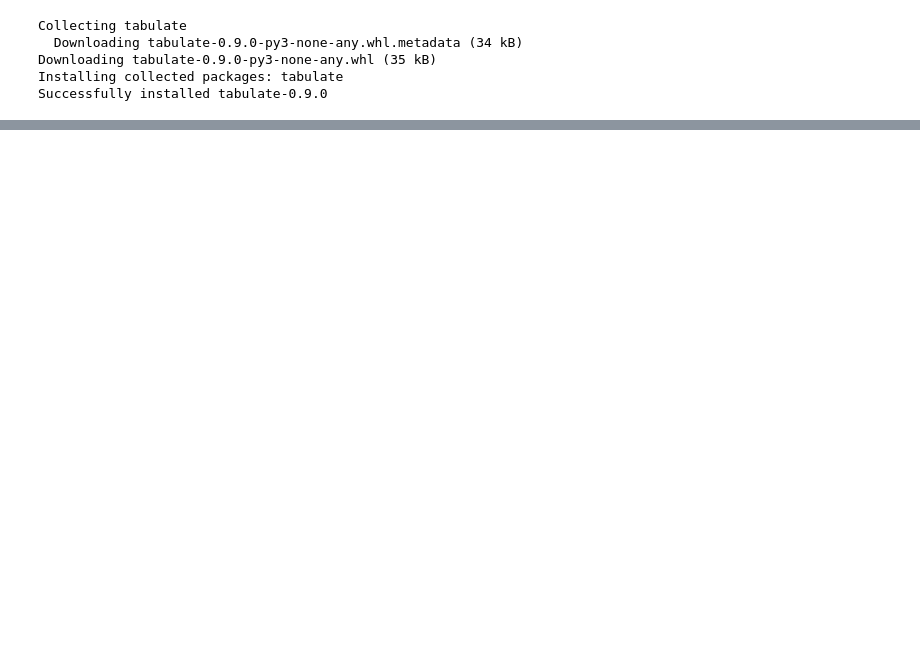
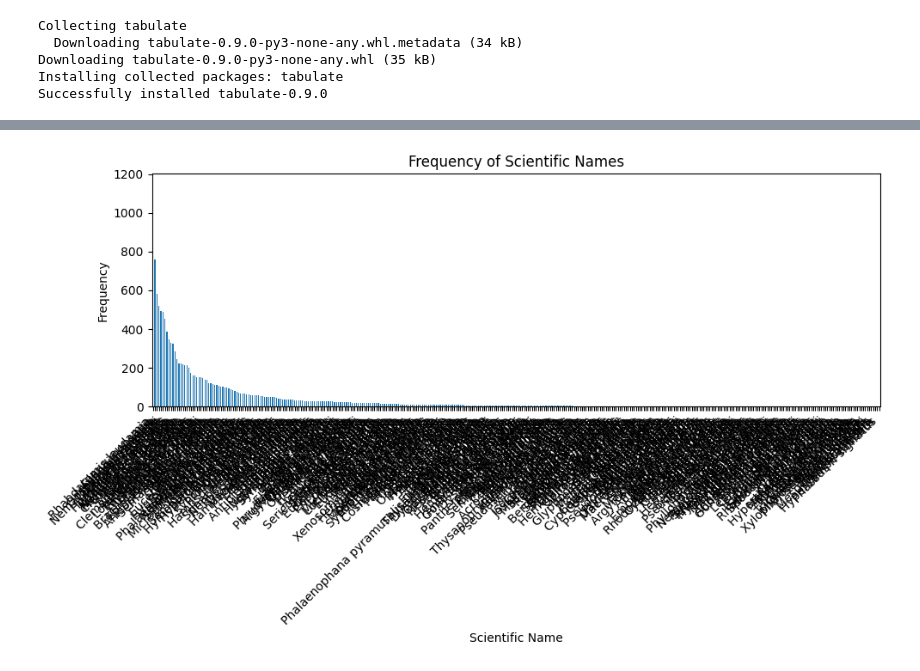
Before and after one commit to Atticus29/cr_moth, a Jupyter notebook: 1_dataset_prep/dataset_prep.ipynb, the cells around one changed output, grey strips where cells are left out. Saved outputs shown, nothing was run; the diff lists cells and outputs as text; code cells hidden in the pictures; blank space fills up the shorter version.

```diff
--- a/1_dataset_prep/dataset_prep.ipynb
+++ b/1_dataset_prep/dataset_prep.ipynb
@@ -249,0 +253,37 @@ except Exception as e:
+# %%
+import pandas as pd
+import matplotlib.pyplot as plt
+
+# Input CSV file
+input_file = "/Users/markfisher/Desktop/cr_moth_classification/1_dataset_prep/ciee_monte_verde_dataset/dl_moths_matching_gbif.csv"  # Replace with the path to your CSV file
+
+# Column containing the scientific names
+column_name = "scientificName"  # Replace with the actual column name
+
+try:
+    # Read the CSV file
+    df = pd.read_csv(input_file)
+
+    # Check if the column exists
+    if column_name not in df.columns:
+        raise ValueError(f"Column '{column_name}' not found in the CSV file.")
+
+    # Calculate the frequency of each scientific name
+    frequency = df[column_name].value_counts()
+
+    # Plot the histogram
+    plt.figure(figsize=(10, 6))
+    frequency.plot(kind='bar')
+    plt.title("Frequency of Scientific Names")
+    plt.xlabel("Scientific Name")
+    plt.ylabel("Frequency")
+    plt.xticks(rotation=45, ha="right", fontsize=10)
+    plt.tight_layout()
+
+    # Show the plot
+    plt.show()
+
+except Exception as e:
+    print(f"An error occurred: {e}")
+# %% [output]
+[figure, added]
```
Also changed, not shown: parts of 11 cells of this notebook, 4 other files.
